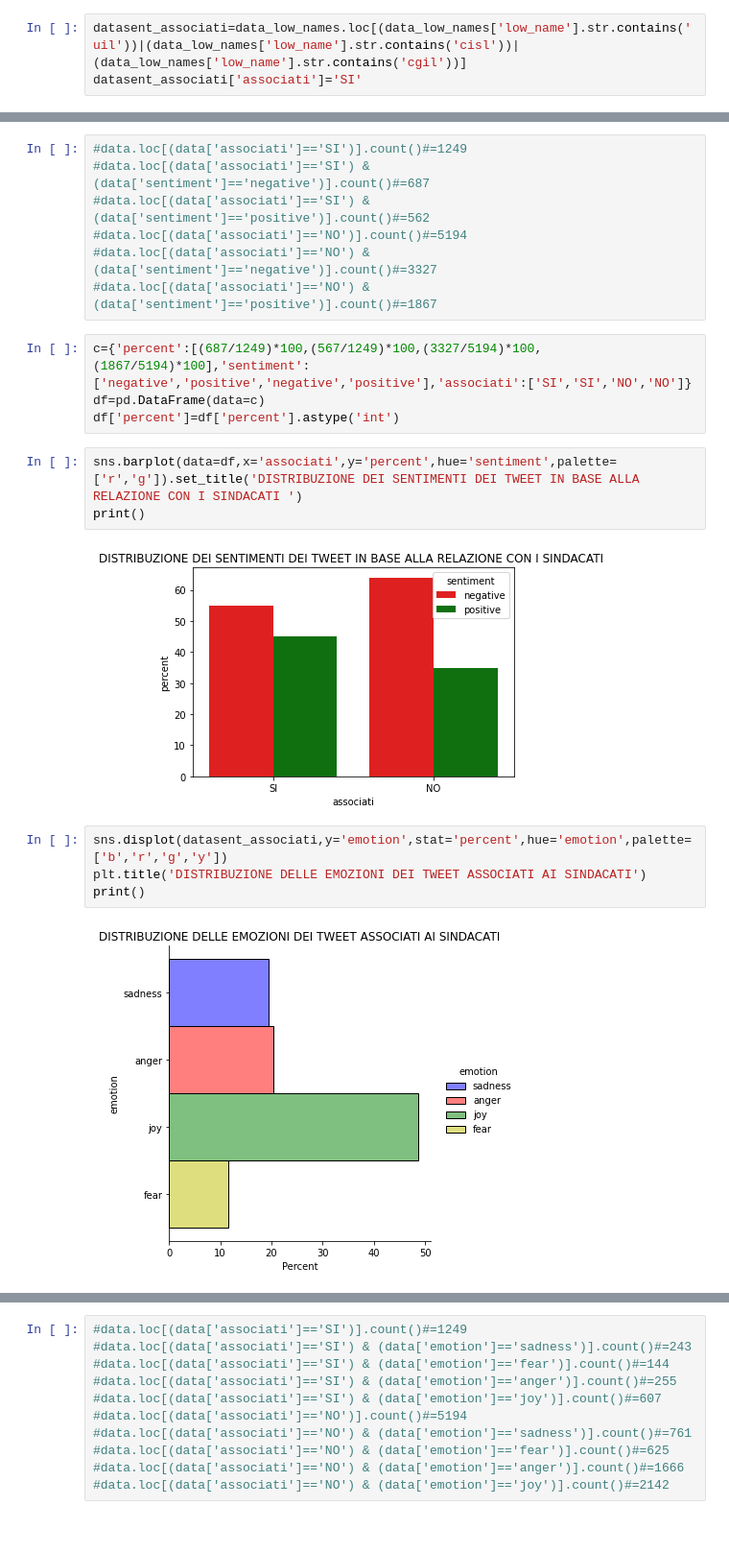
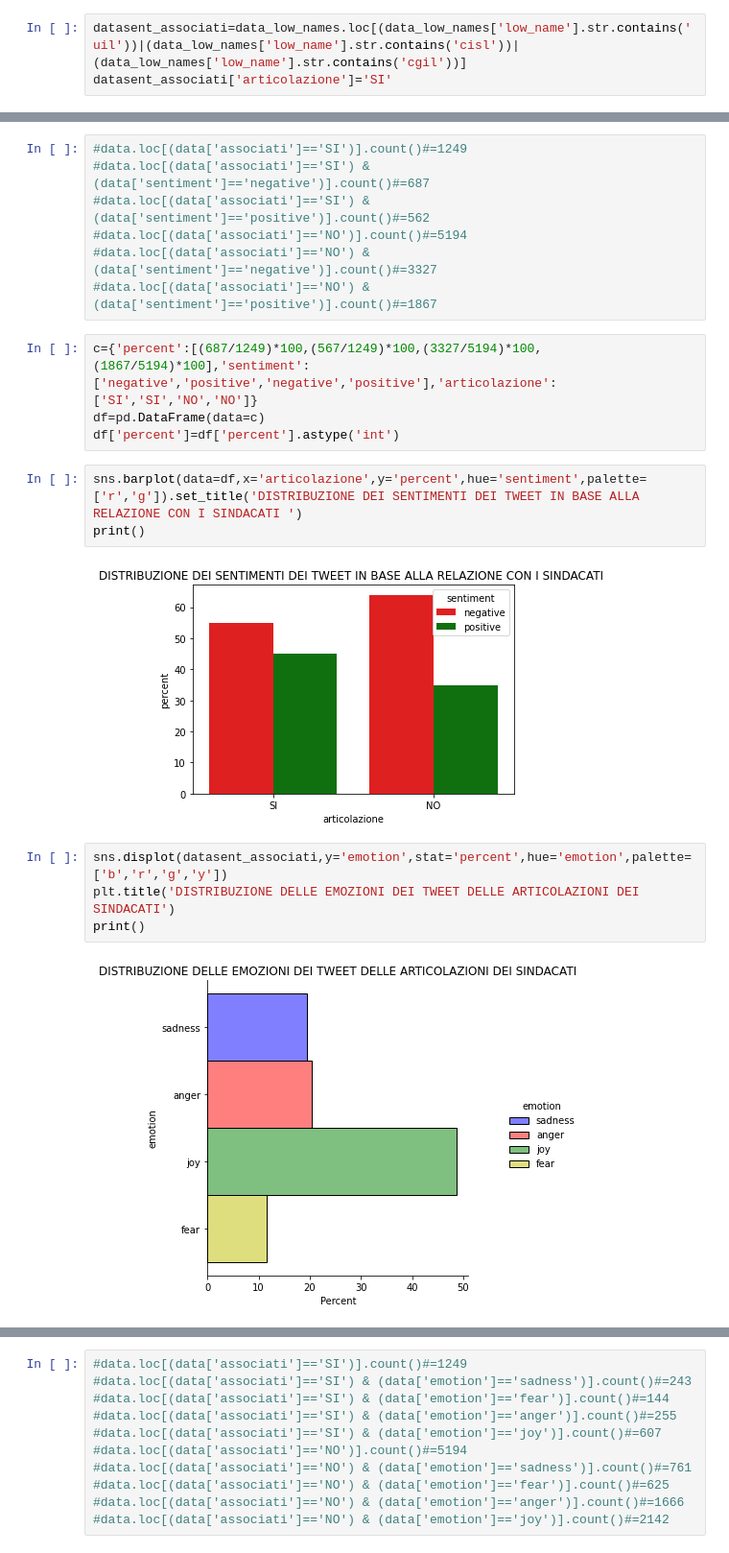
Before and after one commit to paolofesta/prove, a Jupyter notebook: TESI.ipynb, the cells around one changed output, grey strips where cells are left out. Shown at 96% size. Drawn from its saved outputs; the diff is of its cells as text.

```diff
--- a/TESI.ipynb
+++ b/TESI.ipynb
@@ -364,6 +364,6 @@ data_low_names['low_name']=datalow
 data_low_names
 # %%
 datasent_associati=data_low_names.loc[(data_low_names['low_name'].str.contains('uil'))|(data_low_names['low_name'].str.contains('cisl'))|(data_low_names['low_name'].str.contains('cgil'))]
-datasent_associati['associati']='SI'
+datasent_associati['articolazione']='SI'
 # %%
 datasent_nonassociati=data_low_names[~((data_low_names['low_name'].str.contains('uil'))|(data_low_names['low_name'].str.contains('cisl'))|(data_low_names['low_name'].str.contains('cgil')))]
@@ -419,19 +414,19 @@ BOH
 #data.loc[(data['associati']=='NO') & (data['sentiment']=='negative')].count()#=3327
 #data.loc[(data['associati']=='NO') & (data['sentiment']=='positive')].count()#=1867
 # %%
-c={'percent':[(687/1249)*100,(567/1249)*100,(3327/5194)*100,(1867/5194)*100],'sentiment':['negative','positive','negative','positive'],'associati':['SI','SI','NO','NO']}
+c={'percent':[(687/1249)*100,(567/1249)*100,(3327/5194)*100,(1867/5194)*100],'sentiment':['negative','positive','negative','positive'],'articolazione':['SI','SI','NO','NO']}
 df=pd.DataFrame(data=c)
 df['percent']=df['percent'].astype('int')
 # %%
-sns.barplot(data=df,x='associati',y='percent',hue='sentiment',palette=['r','g']).set_title('DISTRIBUZIONE DEI SENTIMENTI DEI TWEET IN BASE ALLA RELAZIONE CON I SINDACATI ')
+sns.barplot(data=df,x='articolazione',y='percent',hue='sentiment',palette=['r','g']).set_title('DISTRIBUZIONE DEI SENTIMENTI DEI TWEET IN BASE ALLA RELAZIONE CON I SINDACATI ')
 print()
 # %% [output]
-[figure, old version]
+[figure, new version]
 # %%
 sns.displot(datasent_associati,y='emotion',stat='percent',hue='emotion',palette=['b','r','g','y'])
-plt.title('DISTRIBUZIONE DELLE EMOZIONI DEI TWEET ASSOCIATI AI SINDACATI')
+plt.title('DISTRIBUZIONE DELLE EMOZIONI DEI TWEET DELLE ARTICOLAZIONI DEI SINDACATI')
 print()
 # %% [output]
-[figure, old version]
+[figure, new version]
 # %%
 sns.displot(datasent_nonassociati,y='emotion',stat='percent',hue='emotion',palette=['r','g','b','y'])
```
Also changed, not shown: parts of 63 cells of this notebook.
